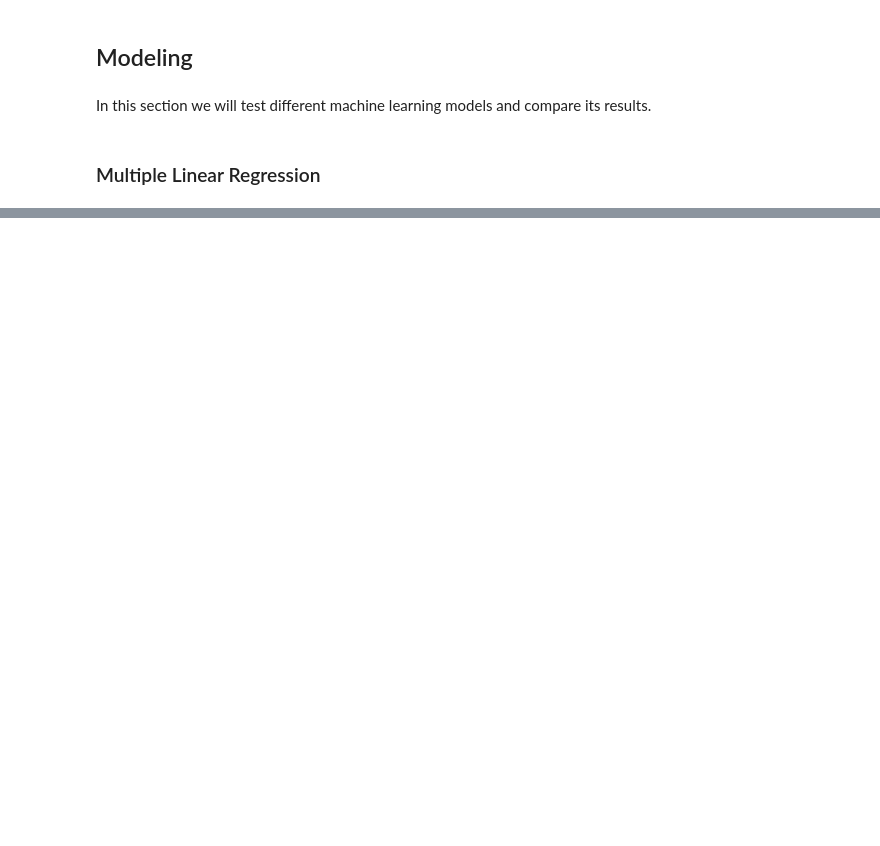
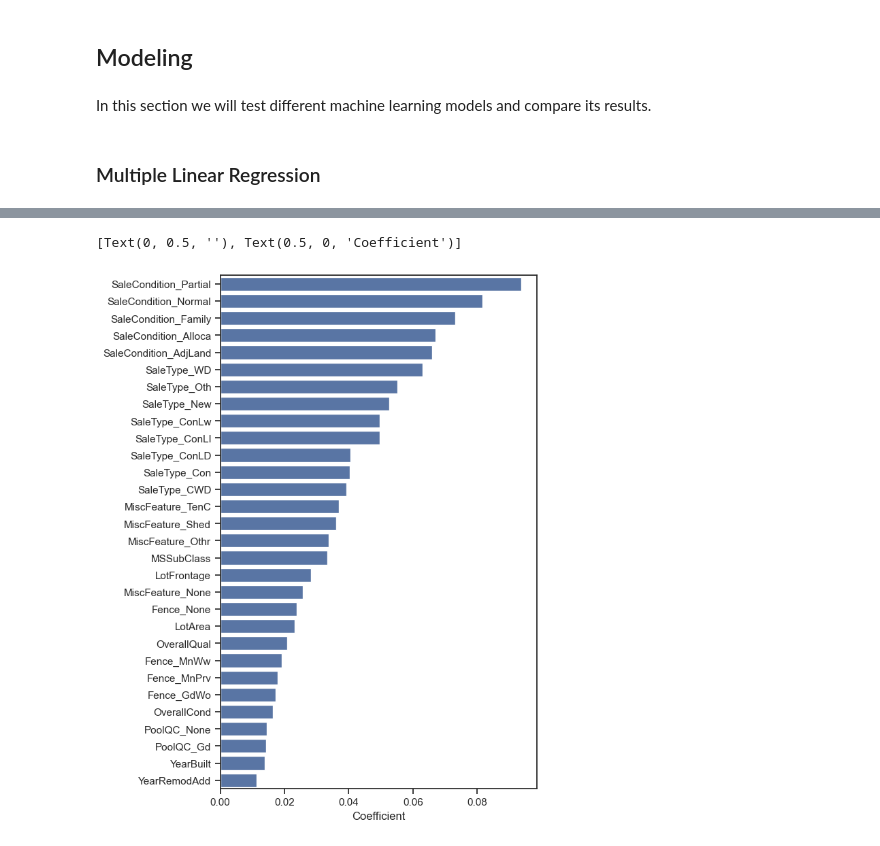
Before and after one commit to DanEllen/House-Prices-Advanced-Regression-Techniques, a Jupyter notebook: Machine_Learning_Code.ipynb, the cells around one changed output, grey strips where cells are left out. Cells and saved outputs as stored; diff of their text form; code cells hidden in the pictures; blank space fills up the shorter version.

```diff
--- a/Machine_Learning_Code.ipynb
+++ b/Machine_Learning_Code.ipynb
@@ -424,0 +427,13 @@ Text(0, 0.5, '$R^2$')
+# %%
+pd.options.display.max_rows = None
+coefficients = pd.concat([pd.DataFrame(X_d_scaled_train.columns),
+                          pd.DataFrame(np.transpose(abs(lasso.coef_)))], axis = 1)
+coefficients.columns = ('features', 'coefs')
+coefficients = coefficients.sort_values(by='coefs',ascending=False)
+f, ax = plt.subplots(figsize=(6, 10))
+sns.barplot(x="coefs", y="features", data=coefficients[0:30], color="b")
+ax.set(ylabel="",
+       xlabel="Coefficient")
+# %% [output]
+[Text(0, 0.5, ''), Text(0.5, 0, 'Coefficient')]
+[figure, added]
```
Also changed, not shown: parts of 10 cells of this notebook, 40 other files.
